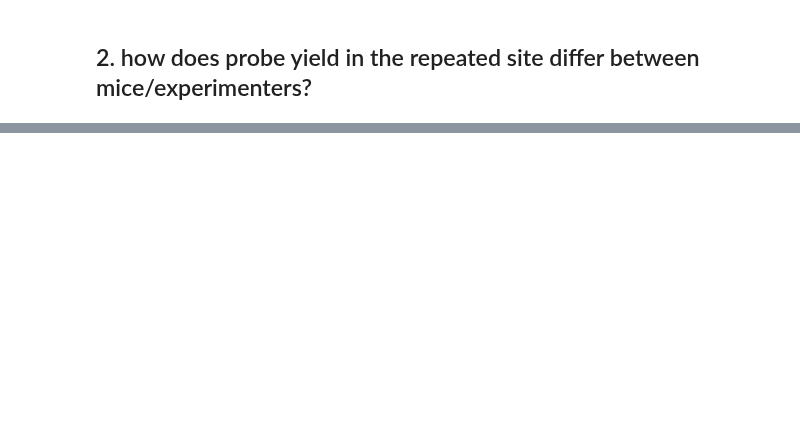
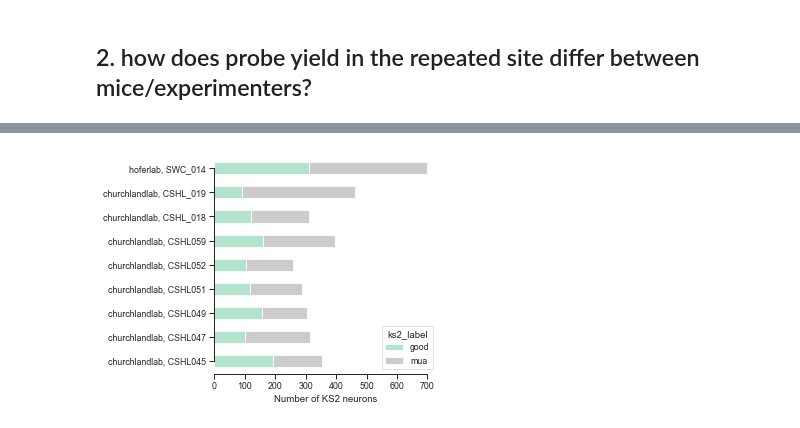
Before and after one commit to int-brain-lab/analysis, a Jupyter notebook: python/neuron_yield.ipynb, the cells around one changed output, grey strips where cells are left out. Saved outputs shown, nothing was run; the diff lists cells and outputs as text; code cells hidden in the pictures; blank space fills up the shorter version.

```diff
--- a/python/neuron_yield.ipynb
+++ b/python/neuron_yield.ipynb
@@ -147 +144,12 @@ clusts['cluster_amp'] = clusts['cluster_amp'] * 1/2.3 * 10**6
+# %%
+sns.set(style="ticks", context="paper")
+g, axes = plt.subplots(1,1,figsize=(4,4))
+df = clusts.groupby(['col_name', 'ks2_label']).ks2_label.count()
+df.unstack().plot.barh(ax=axes, stacked=True, legend=True, colormap='Pastel2')
+axes.set_ylabel('')
+sns.despine(trim=True)
+plt.xlabel('Number of KS2 neurons')
+g.savefig(os.path.join(figpath, 'probe_yield_rs.pdf'))
+# %% [output]
+[figure, added]
 # %%
```
Also changed, not shown: parts of 6 cells of this notebook.
